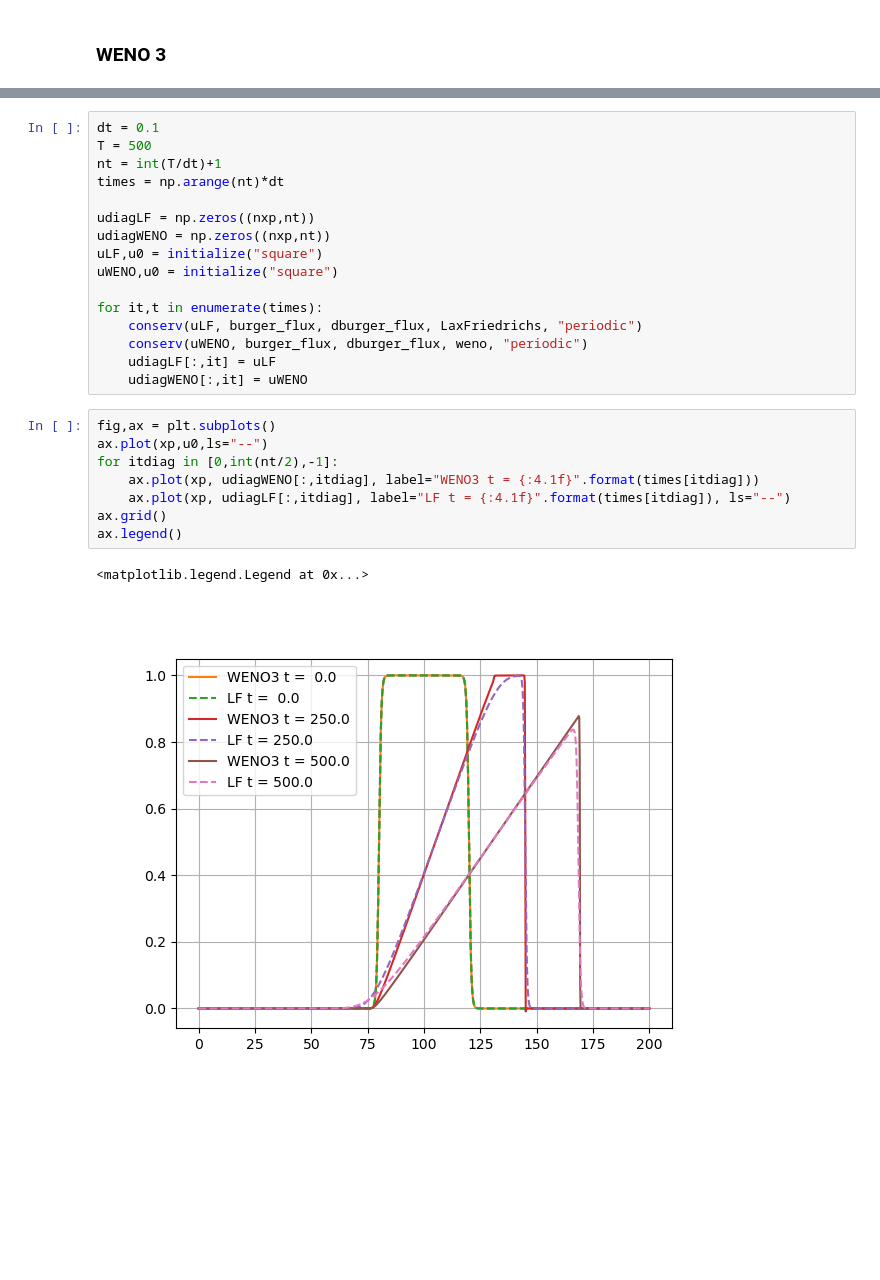
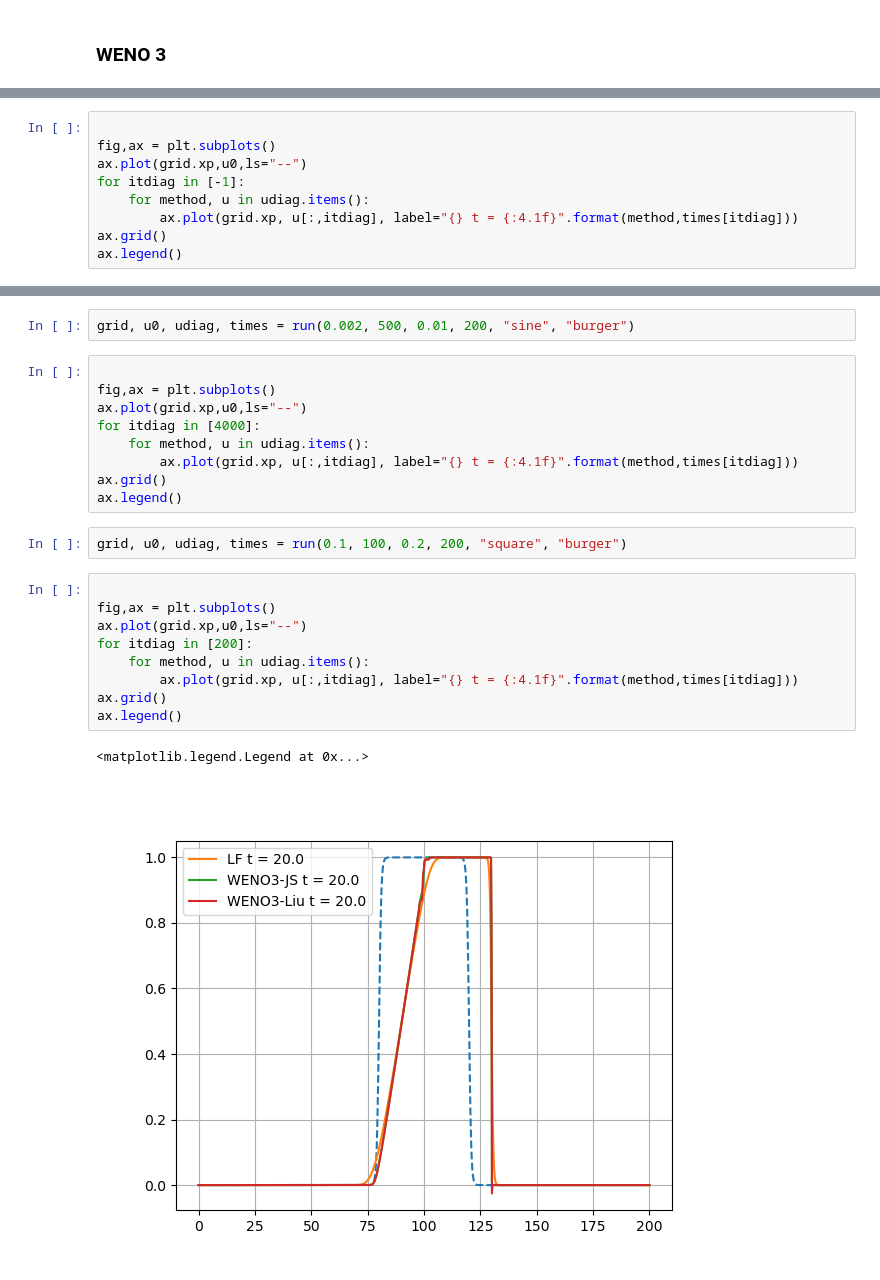
Before and after one commit to nicolasaunai/schemes, a Jupyter notebook: schemes.ipynb, the cells around one changed output, grey strips where cells are left out. Saved outputs shown, nothing was run; the diff lists cells and outputs as text; blank space fills up the shorter version.

```diff
--- a/schemes.ipynb
+++ b/schemes.ipynb
@@ -234,0 +276,9 @@ ax.legend()
+# %%
+
+fig,ax = plt.subplots()
+ax.plot(grid.xp,u0,ls="--")
+for itdiag in [-1]:
+    for method, u in udiag.items():
+        ax.plot(grid.xp, u[:,itdiag], label="{} t = {:4.1f}".format(method,times[itdiag]))
+ax.grid()
+ax.legend()
@@ -235,27 +288,25 @@ ax.legend()
+# %%
+grid, u0, udiag, times = run(0.002, 500, 0.01, 200, "sine", "burger")
 # %%
-dt = 0.1
-T = 500
-nt = int(T/dt)+1
-times = np.arange(nt)*dt
 
-udiagLF = np.zeros((nxp,nt))
-udiagWENO = np.zeros((nxp,nt))
-uLF,u0 = initialize("square")
-uWENO,u0 = initialize("square")
-
-for it,t in enumerate(times):
-    conserv(uLF, burger_flux, dburger_flux, LaxFriedrichs, "periodic")
-    conserv(uWENO, burger_flux, dburger_flux, weno, "periodic")
-    udiagLF[:,it] = uLF
-    udiagWENO[:,it] = uWENO
+fig,ax = plt.subplots()
+ax.plot(grid.xp,u0,ls="--")
+for itdiag in [4000]:
+    for method, u in udiag.items():
+        ax.plot(grid.xp, u[:,itdiag], label="{} t = {:4.1f}".format(method,times[itdiag]))
+ax.grid()
+ax.legend()
+# %%
+grid, u0, udiag, times = run(0.1, 100, 0.2, 200, "square", "burger")
 # %%
+
 fig,ax = plt.subplots()
-ax.plot(xp,u0,ls="--")
-for itdiag in [0,int(nt/2),-1]:
-    ax.plot(xp, udiagWENO[:,itdiag], label="WENO3 t = {:4.1f}".format(times[itdiag]))
-    ax.plot(xp, udiagLF[:,itdiag], label="LF t = {:4.1f}".format(times[itdiag]), ls="--")
+ax.plot(grid.xp,u0,ls="--")
+for itdiag in [200]:
+    for method, u in udiag.items():
+        ax.plot(grid.xp, u[:,itdiag], label="{} t = {:4.1f}".format(method,times[itdiag]))
 ax.grid()
 ax.legend()
 # %% [output]
 <matplotlib.legend.Legend at 0x...>
-[figure, old version]
+[figure, new version]
```
Also changed, not shown: parts of 17 cells of this notebook.
